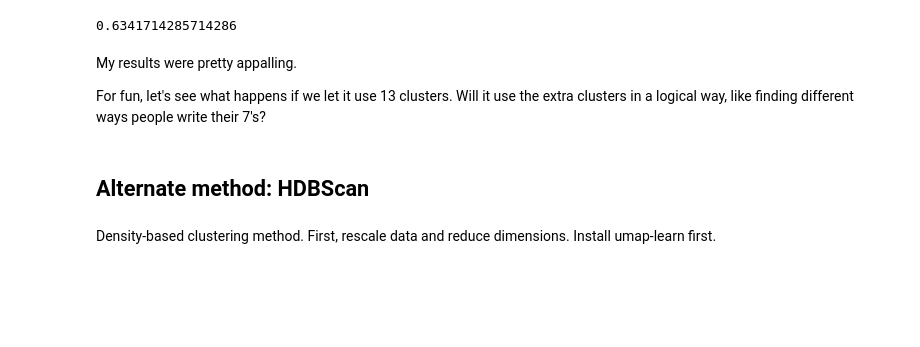
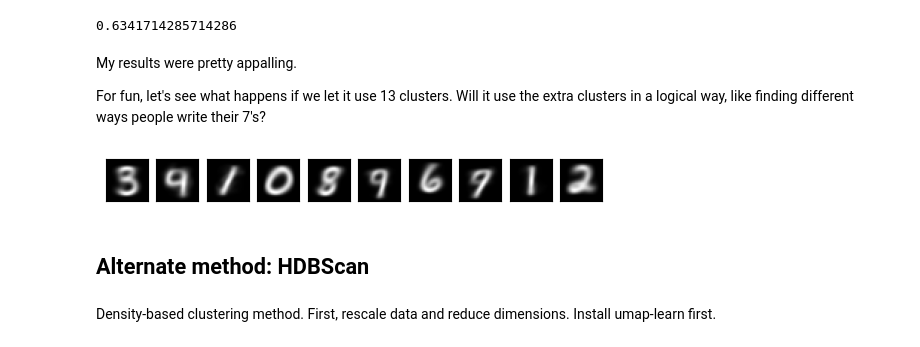
Before and after one commit to MunasheG/Minst-Clustering, a Jupyter notebook: mnist_with_density_template (1).ipynb, the cells around one changed output. Cells and saved outputs as stored; diff of their text form; code cells hidden in the pictures; blank space fills up the shorter version.

Commit message:
new accuracy and cluster label

```diff
--- a/mnist_with_density_template (1).ipynb
+++ b/mnist_with_density_template (1).ipynb
@@ -190,8 +190,10 @@ My results were pretty appalling.
 
 For fun, let's see what happens if we let it use 13 clusters. Will it use the extra clusters in a logical way, like finding different ways people write their 7's?
 # %%
-n_clusters = 13
+n_clusters = 10
 labels = cluster_and_plot(X_flat, n_clusters)
+# %% [output]
+[figure, added]
 # %%
 cluster_labels = [6,7,1, 0, 6, 9, 3, 2, 0, 1, 8, 4, 5] #REASSIGN THESE AS NEEDED TO MATCH YOUR OBSERVATIONS. I got 60% accuracy here.
 calculate_accuracy(labels, y, cluster_labels, n_clusters)
```
Also changed, not shown: parts of 3 cells of this notebook.
